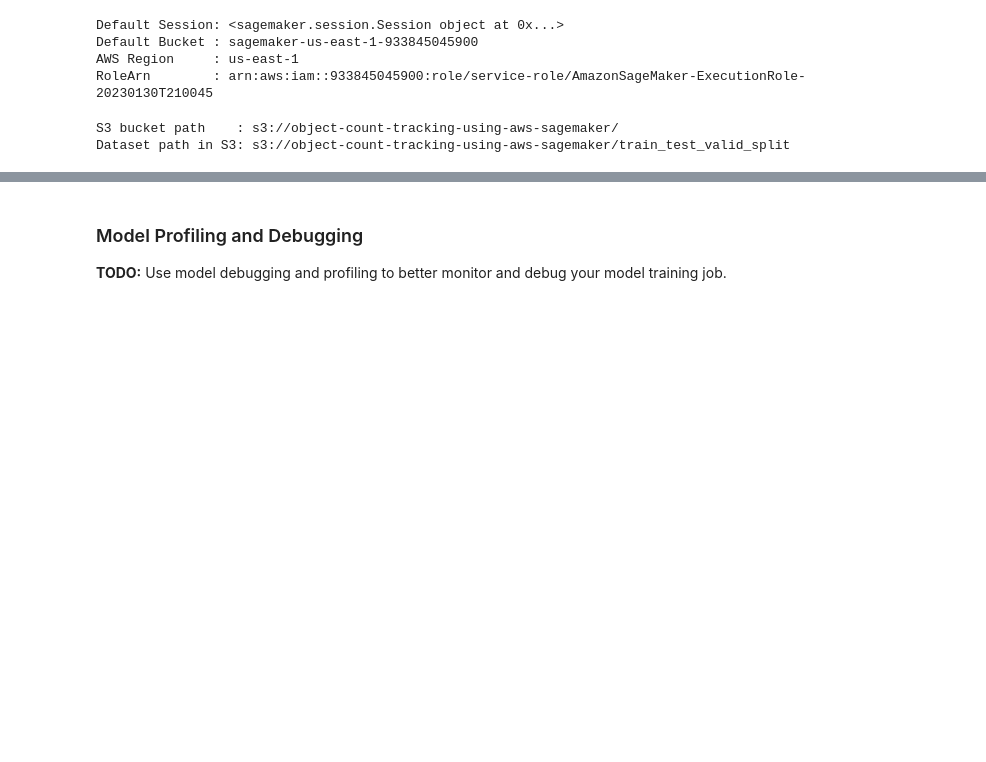
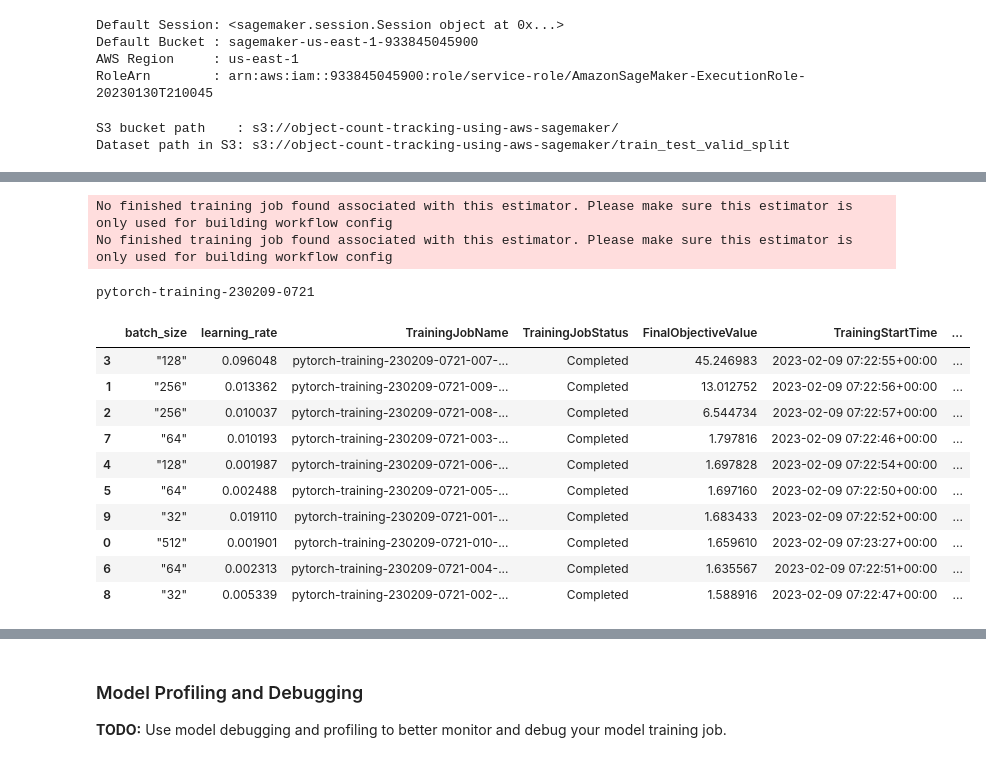
Before and after one commit to RamyGendy/Object-Count-Tracking-Using-AWS-Sagemaker, a Jupyter notebook: starter/sagemaker.ipynb, the cells around one changed output, grey strips where cells are left out. Saved outputs shown, nothing was run; the diff lists cells and outputs as text; code cells hidden in the pictures; blank space fills up the shorter version.

Commit message:
finished hpo & training

```diff
--- a/starter/sagemaker.ipynb
+++ b/starter/sagemaker.ipynb
@@ -218,0 +239,21 @@ You do not need to perform the tasks below to finish your project. However, you
+# %%
+# Training estimator
+estimator = PyTorch(
+    entry_point="hpo.py",
+    base_job_name='Amazon buckets HP search',
+    role=role,
+    framework_version="1.8.0",
+    instance_count=1,
+    instance_type="ml.m5.xlarge",
+    py_version='py36'
+)
+
+tuner = HyperparameterTuner(
+    estimator,
+    objective_metric_name,
+    hyperparameter_ranges,
+    metric_definitions,
+    max_jobs=10,
+    max_parallel_jobs=10,
+    objective_type=objective_type
+)
@@ -218,0 +264,29 @@ You do not need to perform the tasks below to finish your project. However, you
+# %%
+# Fit  estimator
+tuner.fit({"training": dataset_path}, wait = True)
+# %% [output]
+No finished training job found associated with this estimator. Please make sure this estimator is only used for building workflow config
+No finished training job found associated with this estimator. Please make sure this estimator is only used for building workflow config
+# %%
+latest_hyperparameter_tuning_job_name = tuner.latest_tuning_job.name
+print(latest_hyperparameter_tuning_job_name)
+# %% [output]
+pytorch-training-230209-0721
+# %%
+exp = HyperparameterTuningJobAnalytics(hyperparameter_tuning_job_name=latest_hyperparameter_tuning_job_name)
+
+jobs = exp.dataframe()
+# %%
+jobs.sort_values('FinalObjectiveValue', ascending=0)
+# %% [output]
+|  | batch_size | learning_rate | TrainingJobName | TrainingJobStatus | FinalObjectiveValue | TrainingStartTime | ... |
+| 3 | "128" | 0.096048 | pytorch-training-230209-0721-007-... | Completed | 45.246983 | 2023-02-09 07:22:55+00:00 | ... |
+| 1 | "256" | 0.013362 | pytorch-training-230209-0721-009-... | Completed | 13.012752 | 2023-02-09 07:22:56+00:00 | ... |
+| 2 | "256" | 0.010037 | pytorch-training-230209-0721-008-... | Completed | 6.544734 | 2023-02-09 07:22:57+00:00 | ... |
+| 7 | "64" | 0.010193 | pytorch-training-230209-0721-003-... | Completed | 1.797816 | 2023-02-09 07:22:46+00:00 | ... |
+| 4 | "128" | 0.001987 | pytorch-training-230209-0721-006-... | Completed | 1.697828 | 2023-02-09 07:22:54+00:00 | ... |
+| 5 | "64" | 0.002488 | pytorch-training-230209-0721-005-... | Completed | 1.697160 | 2023-02-09 07:22:50+00:00 | ... |
+| 9 | "32" | 0.019110 | pytorch-training-230209-0721-001-... | Completed | 1.683433 | 2023-02-09 07:22:52+00:00 | ... |
+| 0 | "512" | 0.001901 | pytorch-training-230209-0721-010-... | Completed | 1.659610 | 2023-02-09 07:23:27+00:00 | ... |
+| 6 | "64" | 0.002313 | pytorch-training-230209-0721-004-... | Completed | 1.635567 | 2023-02-09 07:22:51+00:00 | ... |
+| 8 | "32" | 0.005339 | pytorch-training-230209-0721-002-... | Completed | 1.588916 | 2023-02-09 07:22:47+00:00 | ... |
```
Also changed, not shown: parts of 36 cells of this notebook, 2 other files.
